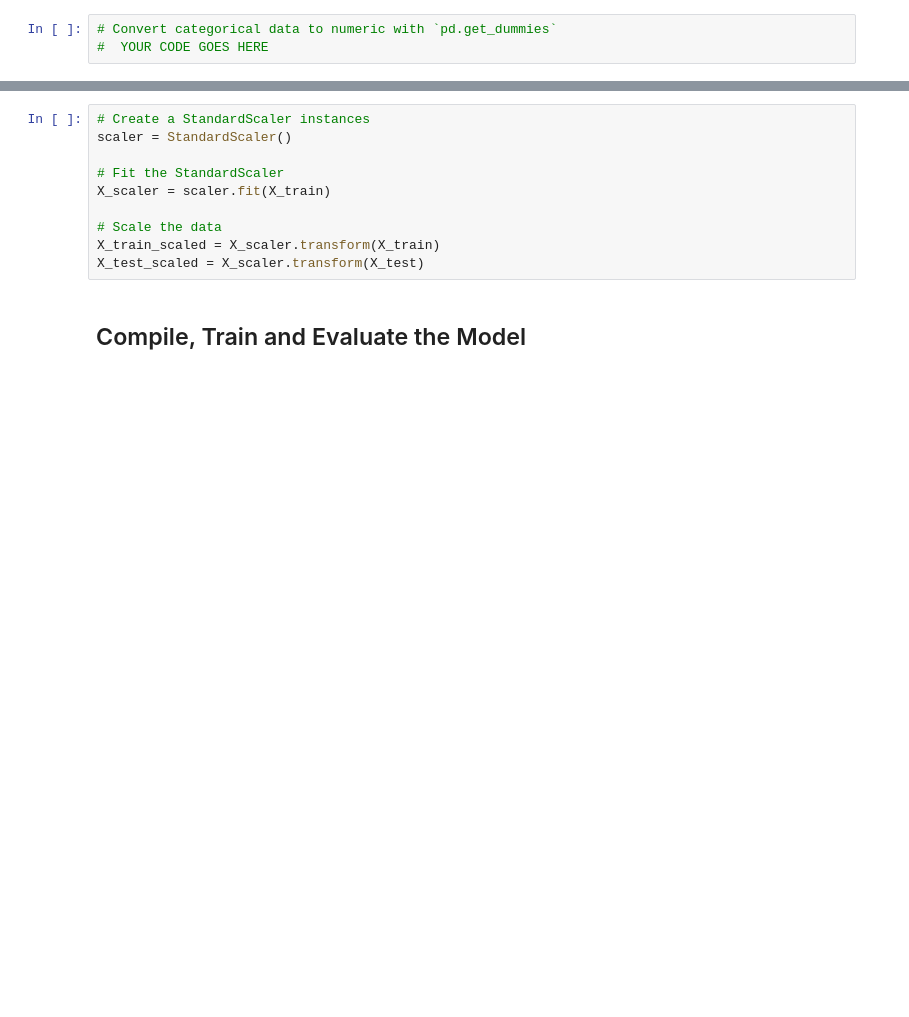
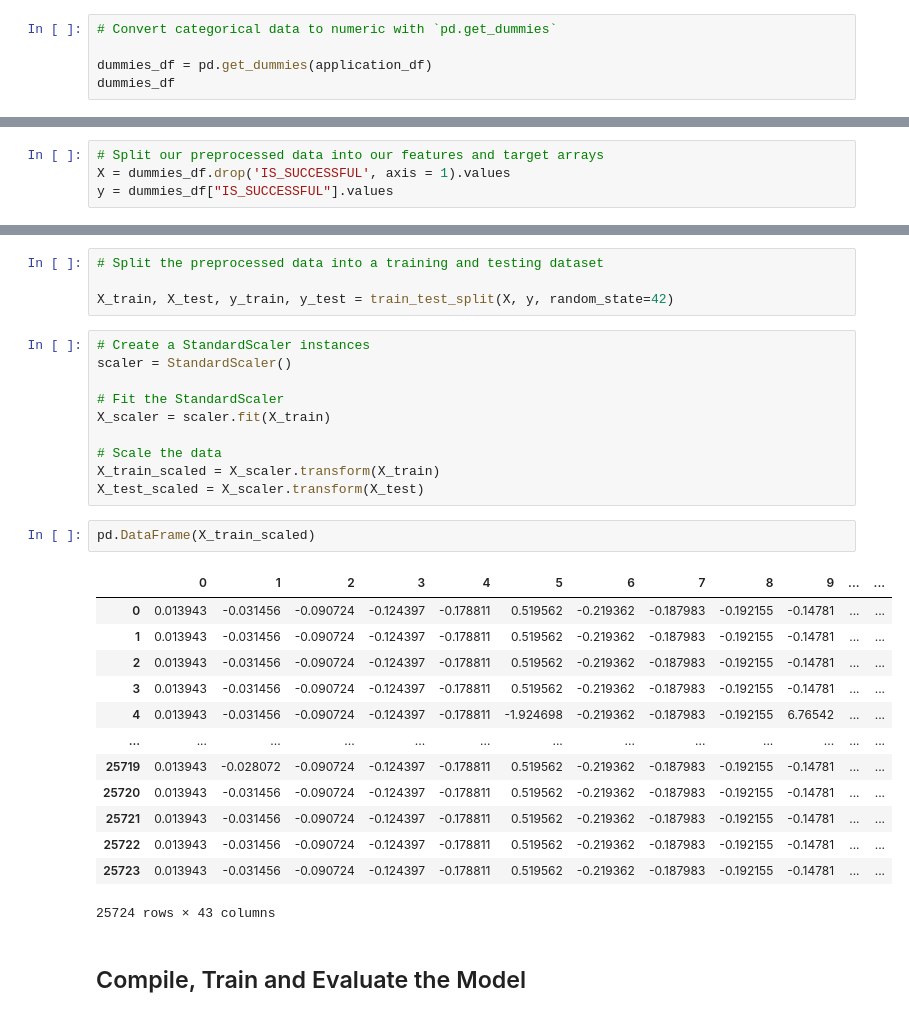
Before and after one commit to norojordan/Deep-Learning-HW, a Jupyter notebook: Starter_Code.ipynb, the cells around one changed output, grey strips where cells are left out. Drawn from its saved outputs; the diff is of its cells as text; blank space fills up the shorter version.

Commit message:
data scaled and ready for nn

```diff
--- a/Starter_Code.ipynb
+++ b/Starter_Code.ipynb
@@ -199,4 +205,6 @@ application_df
 34299 rows × 10 columns
 # %%
 # Convert categorical data to numeric with `pd.get_dummies`
-#  YOUR CODE GOES HERE
+
+dummies_df = pd.get_dummies(application_df)
+dummies_df
@@ -208,0 +225,4 @@ application_df
+# %%
+# Split our preprocessed data into our features and target arrays
+X = dummies_df.drop('IS_SUCCESSFUL', axis = 1).values
+y = dummies_df["IS_SUCCESSFUL"].values
@@ -209,3 +239,7 @@ application_df
+# %%
+# Split the preprocessed data into a training and testing dataset
+
+X_train, X_test, y_train, y_test = train_test_split(X, y, random_state=42)
 # %%
 # Create a StandardScaler instances
 scaler = StandardScaler()
@@ -216,6 +250,22 @@ X_scaler = scaler.fit(X_train)
 # Scale the data
 X_train_scaled = X_scaler.transform(X_train)
 X_test_scaled = X_scaler.transform(X_test)
+# %%
+pd.DataFrame(X_train_scaled)
+# %% [output]
+|  | 0 | 1 | 2 | 3 | 4 | 5 | 6 | 7 | 8 | 9 | ... | ... |
+| 0 | 0.013943 | -0.031456 | -0.090724 | -0.124397 | -0.178811 | 0.519562 | -0.219362 | -0.187983 | -0.192155 | -0.14781 | ... | ... |
+| 1 | 0.013943 | -0.031456 | -0.090724 | -0.124397 | -0.178811 | 0.519562 | -0.219362 | -0.187983 | -0.192155 | -0.14781 | ... | ... |
+| 2 | 0.013943 | -0.031456 | -0.090724 | -0.124397 | -0.178811 | 0.519562 | -0.219362 | -0.187983 | -0.192155 | -0.14781 | ... | ... |
+| 3 | 0.013943 | -0.031456 | -0.090724 | -0.124397 | -0.178811 | 0.519562 | -0.219362 | -0.187983 | -0.192155 | -0.14781 | ... | ... |
+| 4 | 0.013943 | -0.031456 | -0.090724 | -0.124397 | -0.178811 | -1.924698 | -0.219362 | -0.187983 | -0.192155 | 6.76542 | ... | ... |
+| ... | ... | ... | ... | ... | ... | ... | ... | ... | ... | ... | ... | ... |
+| 25719 | 0.013943 | -0.028072 | -0.090724 | -0.124397 | -0.178811 | 0.519562 | -0.219362 | -0.187983 | -0.192155 | -0.14781 | ... | ... |
+| 25720 | 0.013943 | -0.031456 | -0.090724 | -0.124397 | -0.178811 | 0.519562 | -0.219362 | -0.187983 | -0.192155 | -0.14781 | ... | ... |
+| 25721 | 0.013943 | -0.031456 | -0.090724 | -0.124397 | -0.178811 | 0.519562 | -0.219362 | -0.187983 | -0.192155 | -0.14781 | ... | ... |
+| 25722 | 0.013943 | -0.031456 | -0.090724 | -0.124397 | -0.178811 | 0.519562 | -0.219362 | -0.187983 | -0.192155 | -0.14781 | ... | ... |
+| 25723 | 0.013943 | -0.031456 | -0.090724 | -0.124397 | -0.178811 | 0.519562 | -0.219362 | -0.187983 | -0.192155 | -0.14781 | ... | ... |
+25724 rows × 43 columns
 # %% [markdown]
 ## Compile, Train and Evaluate the Model
 # %%
```
Also changed, not shown: parts of 8 cells of this notebook.
